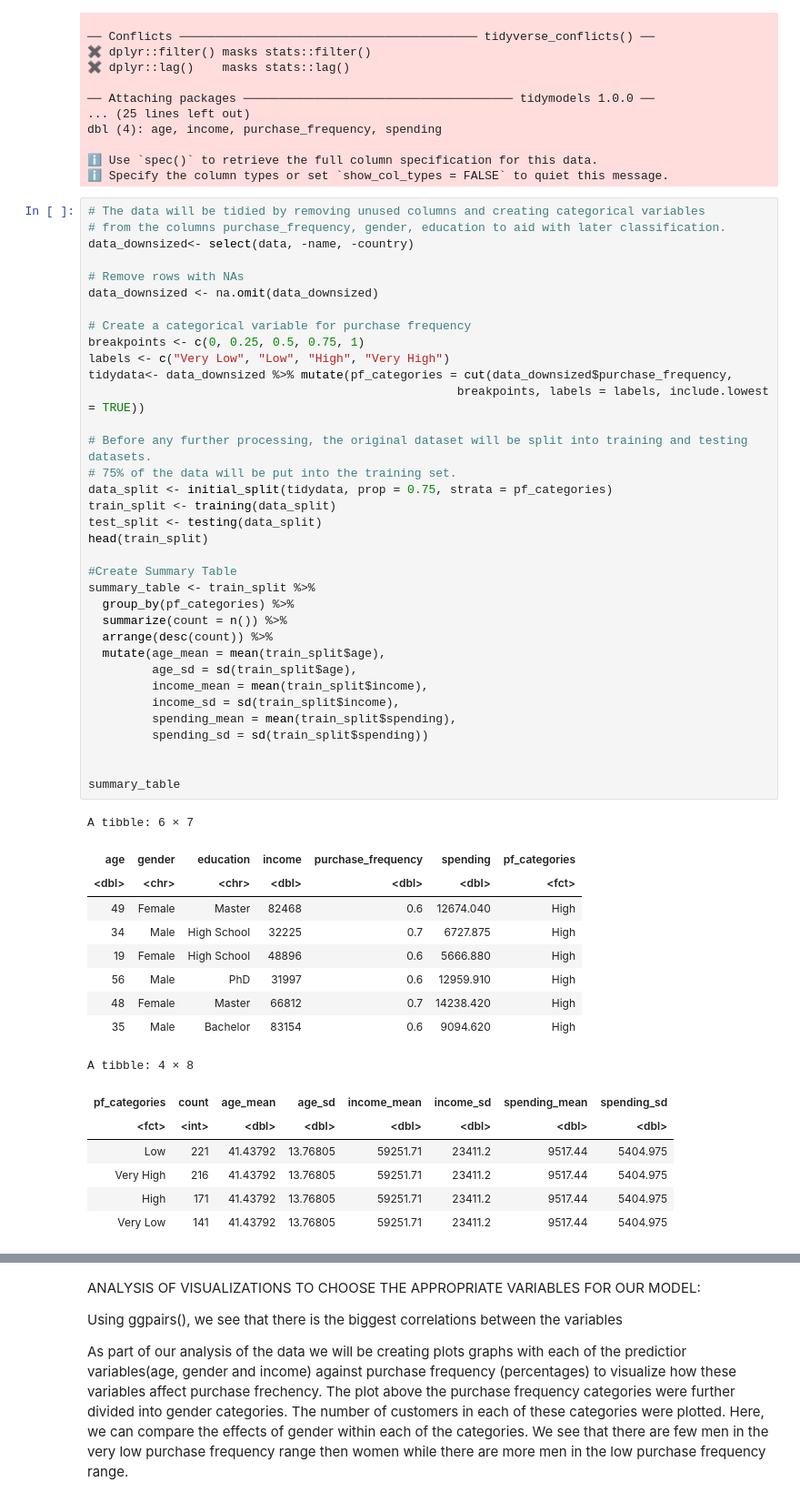
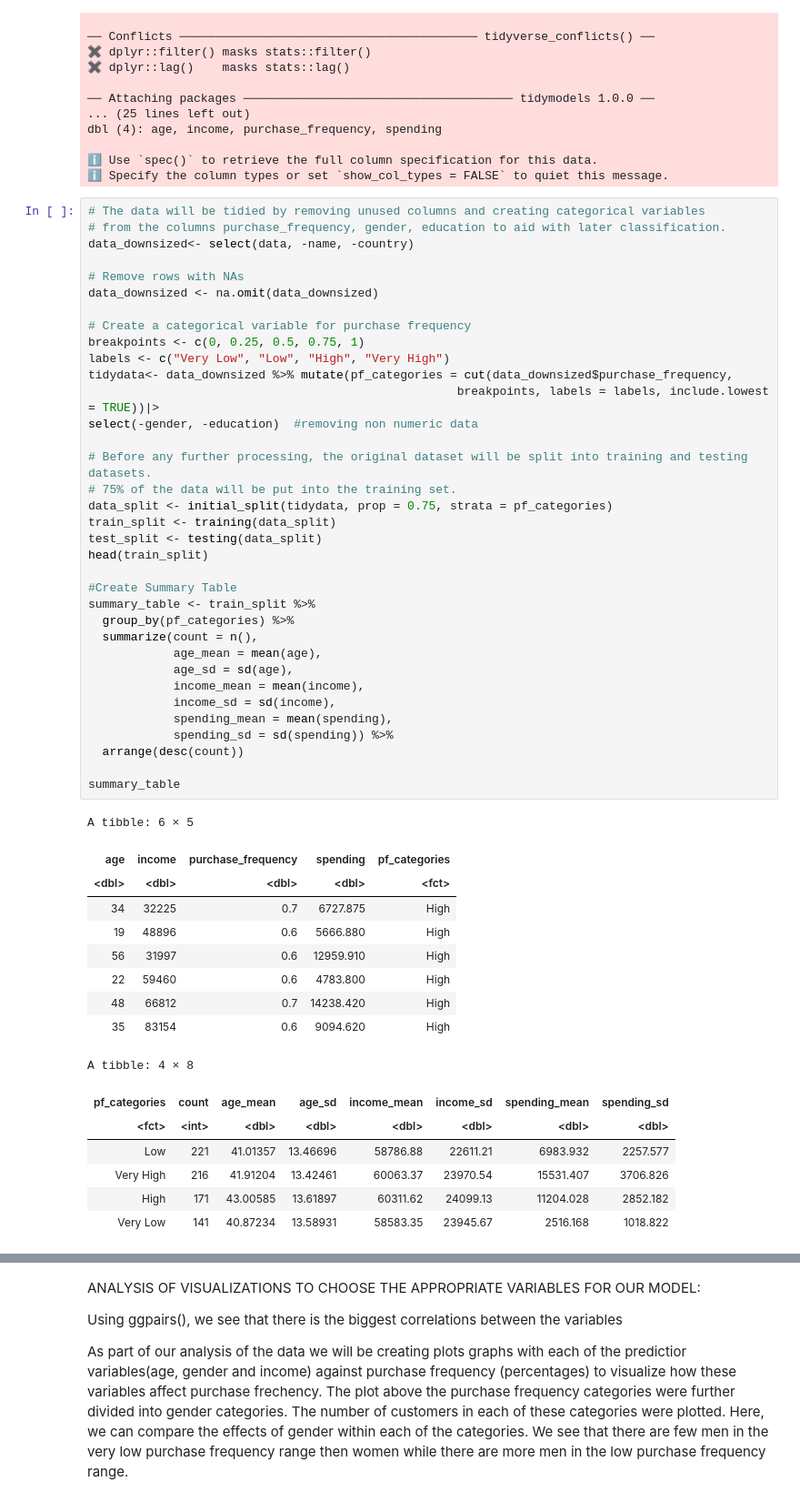
Before and after one commit to Kaylan-W/Dsci_project, a Jupyter notebook: final_doc.ipynb, the cells around one changed output, grey strips where cells are left out. Shown at 91% size. Cells and saved outputs as stored; diff of their text form.

```diff
--- a/final_doc.ipynb
+++ b/final_doc.ipynb
@@ -67,55 +67,55 @@ dbl (4): age, income, purchase_frequency, spending
 # %%
 # The data will be tidied by removing unused columns and creating categorical variables
 # from the columns purchase_frequency, gender, education to aid with later classification.
 data_downsized<- select(data, -name, -country)
 
 # Remove rows with NAs
 data_downsized <- na.omit(data_downsized)
 
 # Create a categorical variable for purchase frequency
 breakpoints <- c(0, 0.25, 0.5, 0.75, 1)
 labels <- c("Very Low", "Low", "High", "Very High")
 tidydata<- data_downsized %>% mutate(pf_categories = cut(data_downsized$purchase_frequency,
-                                                    breakpoints, labels = labels, include.lowest = TRUE))
+                                                    breakpoints, labels = labels, include.lowest = TRUE))|>
+select(-gender, -education)  #removing non numeric data
 
 # Before any further processing, the original dataset will be split into training and testing datasets.
 # 75% of the data will be put into the training set.
 data_split <- initial_split(tidydata, prop = 0.75, strata = pf_categories)
 train_split <- training(data_split)
 test_split <- testing(data_split)
 head(train_split)
 
 #Create Summary Table
 summary_table <- train_split %>%
   group_by(pf_categories) %>%
-  summarize(count = n()) %>%
-  arrange(desc(count)) %>%
-  mutate(age_mean = mean(train_split$age),
-         age_sd = sd(train_split$age),
-         income_mean = mean(train_split$income),
-         income_sd = sd(train_split$income),
-         spending_mean = mean(train_split$spending),
-         spending_sd = sd(train_split$spending))
-
+  summarize(count = n(),
+            age_mean = mean(age),
+            age_sd = sd(age),
+            income_mean = mean(income),
+            income_sd = sd(income),
+            spending_mean = mean(spending),
+            spending_sd = sd(spending)) %>%
+  arrange(desc(count))
 
 summary_table
 # %% [output]
-A tibble: 6 × 7
+A tibble: 6 × 5
-| age | gender | education | income | purchase_frequency | spending | pf_categories |
-| <dbl> | <chr> | <chr> | <dbl> | <dbl> | <dbl> | <fct> |
-| 49 | Female | Master | 82468 | 0.6 | 12674.040 | High |
-| 34 | Male | High School | 32225 | 0.7 | 6727.875 | High |
-| 19 | Female | High School | 48896 | 0.6 | 5666.880 | High |
-| 56 | Male | PhD | 31997 | 0.6 | 12959.910 | High |
-| 48 | Female | Master | 66812 | 0.7 | 14238.420 | High |
-| 35 | Male | Bachelor | 83154 | 0.6 | 9094.620 | High |
+| age | income | purchase_frequency | spending | pf_categories |
+| <dbl> | <dbl> | <dbl> | <dbl> | <fct> |
+| 34 | 32225 | 0.7 | 6727.875 | High |
+| 19 | 48896 | 0.6 | 5666.880 | High |
+| 56 | 31997 | 0.6 | 12959.910 | High |
+| 22 | 59460 | 0.6 | 4783.800 | High |
+| 48 | 66812 | 0.7 | 14238.420 | High |
+| 35 | 83154 | 0.6 | 9094.620 | High |
 A tibble: 4 × 8
 | pf_categories | count | age_mean | age_sd | income_mean | income_sd | spending_mean | spending_sd |
 | <fct> | <int> | <dbl> | <dbl> | <dbl> | <dbl> | <dbl> | <dbl> |
-| Low | 221 | 41.43792 | 13.76805 | 59251.71 | 23411.2 | 9517.44 | 5404.975 |
-| Very High | 216 | 41.43792 | 13.76805 | 59251.71 | 23411.2 | 9517.44 | 5404.975 |
-| High | 171 | 41.43792 | 13.76805 | 59251.71 | 23411.2 | 9517.44 | 5404.975 |
-| Very Low | 141 | 41.43792 | 13.76805 | 59251.71 | 23411.2 | 9517.44 | 5404.975 |
+| Low | 221 | 41.01357 | 13.46696 | 58786.88 | 22611.21 | 6983.932 | 2257.577 |
+| Very High | 216 | 41.91204 | 13.42461 | 60063.37 | 23970.54 | 15531.407 | 3706.826 |
+| High | 171 | 43.00585 | 13.61897 | 60311.62 | 24099.13 | 11204.028 | 2852.182 |
+| Very Low | 141 | 40.87234 | 13.58931 | 58583.35 | 23945.67 | 2516.168 | 1018.822 |
 # %%
 options(repr.plot.width = 8, repr.plot.height = 8)
 
```
Also changed, not shown: parts of 1 cell of this notebook.
